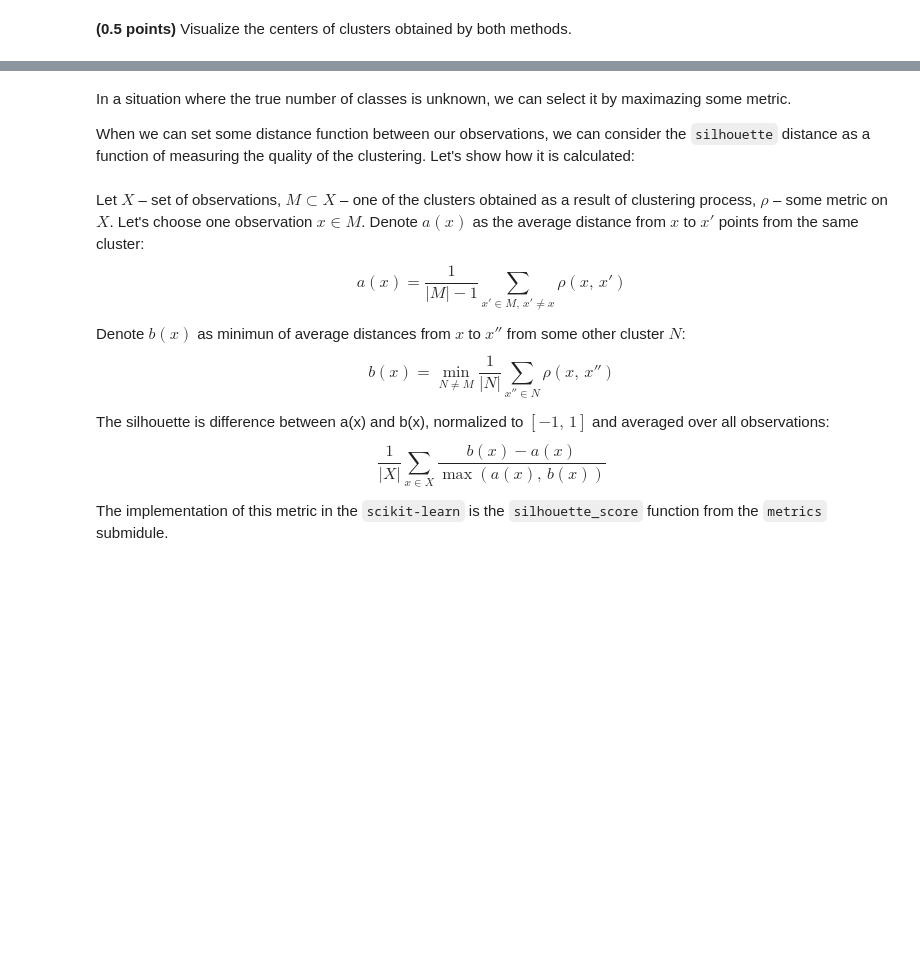
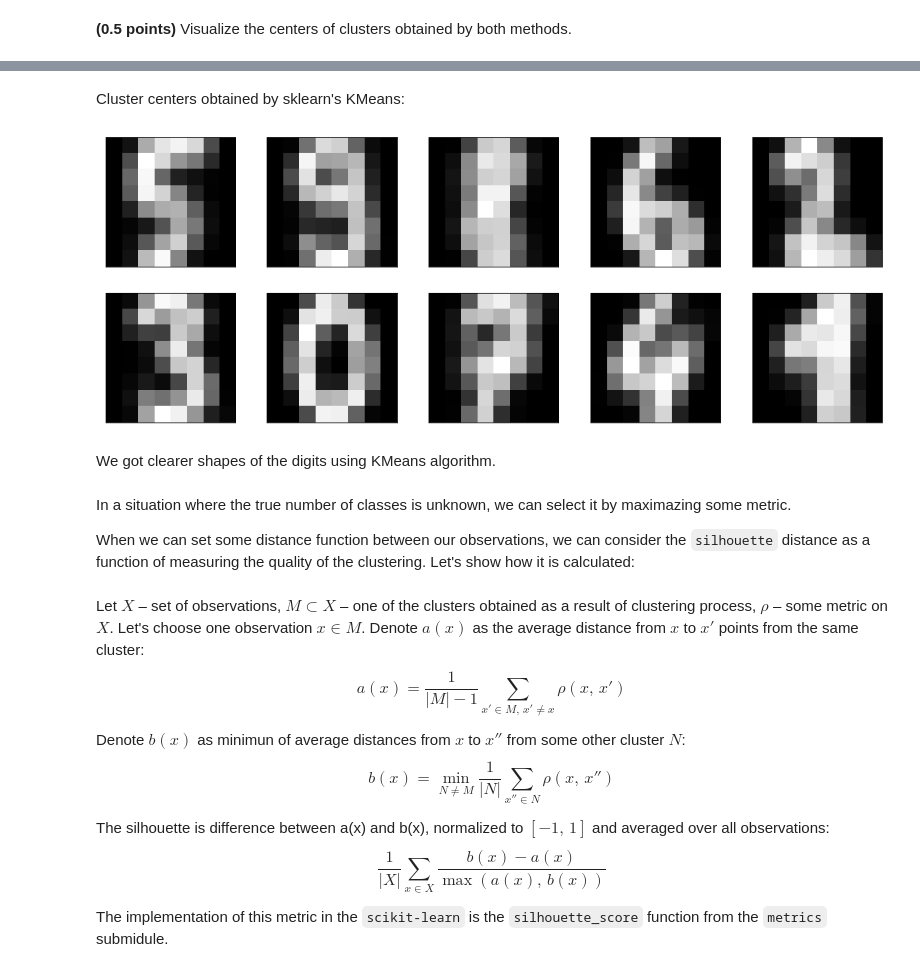
Before and after one commit to Bayramova/rs_school_assignments, a Jupyter notebook: clustering.ipynb, the cells around one changed output, grey strips where cells are left out. Cells and saved outputs as stored; diff of their text form; code cells hidden in the pictures; blank space fills up the shorter version.

```diff
--- a/clustering.ipynb
+++ b/clustering.ipynb
@@ -286,3 +313,16 @@ assert kmeans_labels.shape == (1797,)
+# %% [markdown]
+Cluster centers obtained by sklearn's KMeans:
+# %%
+plt.figure(figsize=(16,6))
+for i in range(kmeans.cluster_centers_.shape[0]):
+    plt.subplot(2, 5, i + 1)
+    plt.imshow(kmeans.cluster_centers_[i].reshape((8,8)), cmap='gray')
+    plt.xticks([])
+    plt.yticks([])
+# %% [output]
+[figure, added]
+# %% [markdown]
+We got clearer shapes of the digits using KMeans algorithm.
 # %% [markdown]
 In a situation where the true number of classes is unknown, we can select it by maximazing some metric.
 
```
Also changed, not shown: parts of 15 cells of this notebook.
